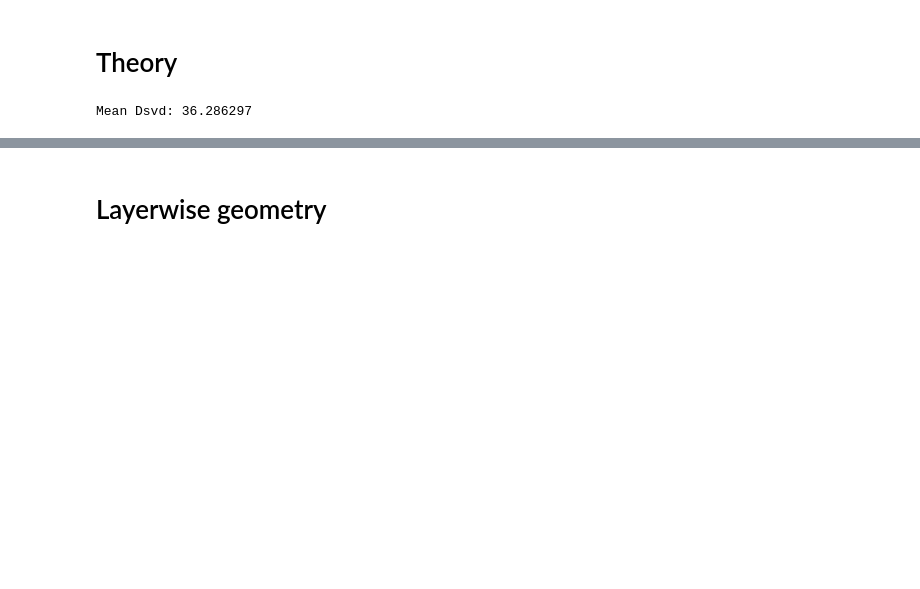
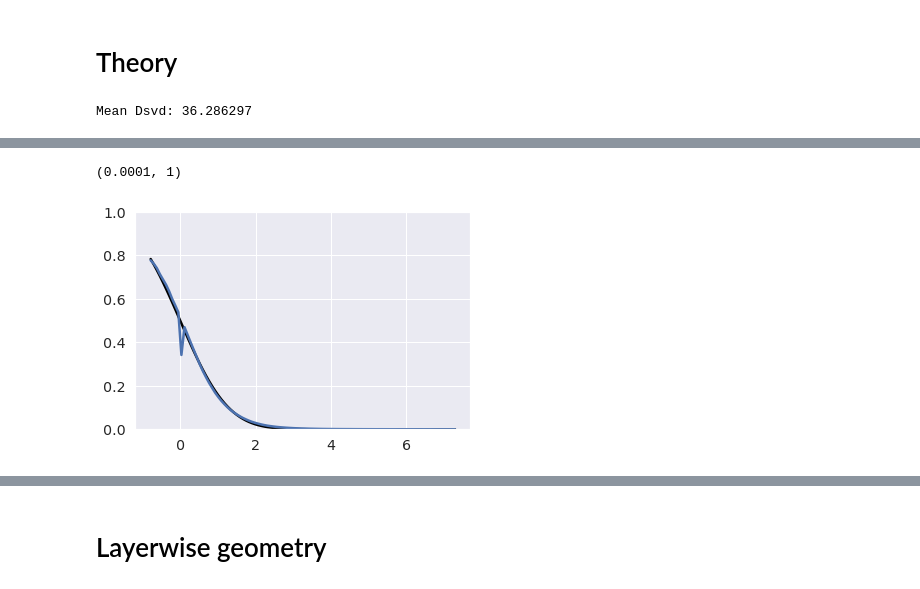
Before and after one commit to bsorsch/geometry-fewshot-learning, a Jupyter notebook: Embeddings.ipynb, the cells around one changed output, grey strips where cells are left out. Drawn from its saved outputs; the diff is of its cells as text; code cells hidden in the pictures; blank space fills up the shorter version.

```diff
--- a/Embeddings.ipynb
+++ b/Embeddings.ipynb
@@ -697,3 +822,6 @@ Mean Dsvd: 36.286297
 csa = np.load(os.path.join(model_dir,'center_subspace_a.npy'))
 csb = np.load(os.path.join(model_dir,'center_subspace_b.npy'))
 ss = np.load(os.path.join(model_dir,'subspace_subspace.npy'))
+# %%
+from utils import make_square
+errs = make_square(errs_1shot)
@@ -712 +846,12 @@ def H(x):
+# %%
+vals, bins, binnum = binned_statistic(np.nan_to_num(SNR.ravel()), errs.ravel(), bins=100)
+# %%
+plt.plot(bins[1:], H(bins[1:]), c='black')
+plt.plot(bins[1:],vals)
+# plt.yscale('log')
+# plt.xscale('log')
+plt.ylim(1e-4,1)
+# %% [output]
+(0.0001, 1)
+[figure, added]
 # %%
```
Also changed, not shown: parts of 17 cells of this notebook, 1 other file.
